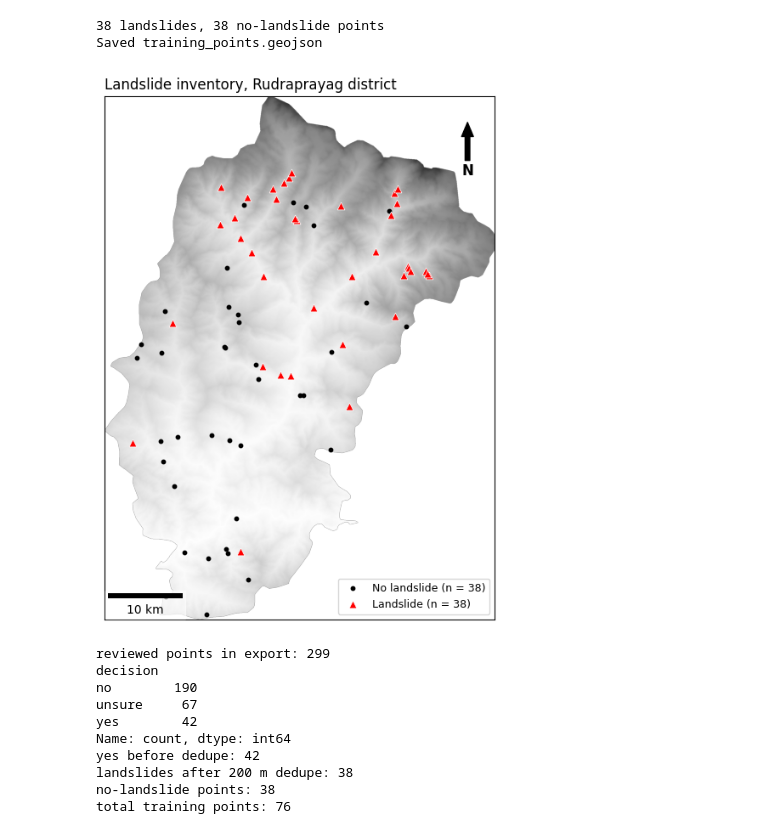
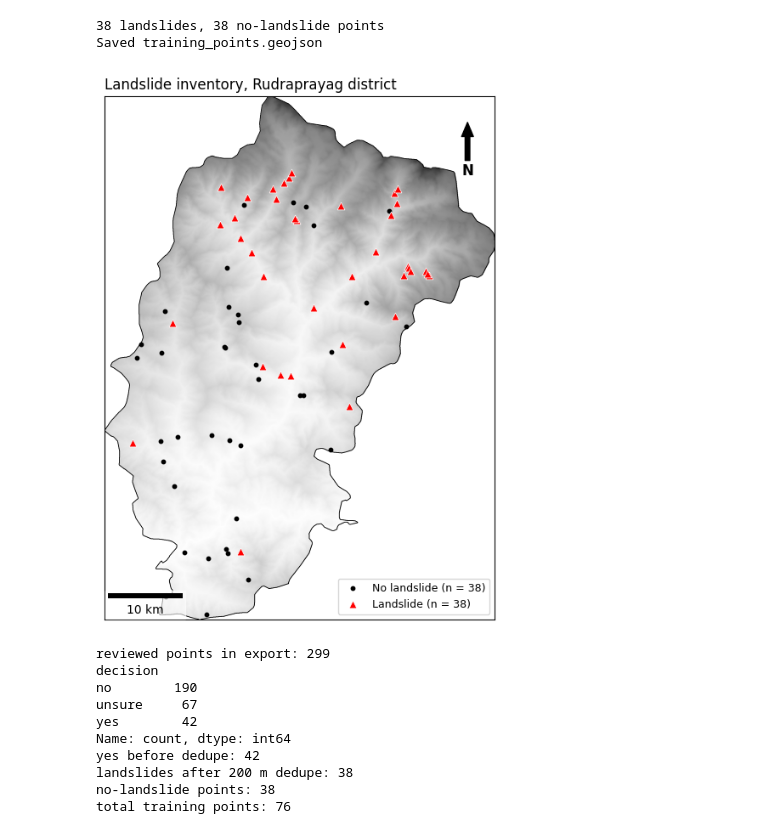
Before and after one commit to makkergauri/uttarakhand-landslide-risk, a Jupyter notebook: 02_landslide_inventory.ipynb, the cells around one changed output. Saved outputs shown, nothing was run; the diff lists cells and outputs as text; code cells hidden in the pictures.

```diff
--- a/02_landslide_inventory.ipynb
+++ b/02_landslide_inventory.ipynb
@@ -76,27 +76,32 @@ Saved training_points.geojson
 # %%
 # %% Figure 3 - landslide inventory map
 import matplotlib.pyplot as plt
 from matplotlib_scalebar.scalebar import ScaleBar
 
 fig, ax = plt.subplots(figsize=(7, 8))
 ax.imshow(np.where(elev > 0, elev, np.nan), cmap="Greys", extent=extent, alpha=0.8)
+# the southern valleys are so low they look white, same as outside the district,
+# so I'm drawing the district edge as a thin line
+district_mask = (elev > 0).astype(int)
+ax.contour(district_mask, levels=[0.5], extent=extent, origin="upper",
+           colors="black", linewidths=0.6)
 stable.plot(ax=ax, color="black", markersize=10, label=f"No landslide (n = {len(stable)})")
 landslides.plot(ax=ax, color="red", marker="^", markersize=40, edgecolor="white",
                 linewidth=0.5, label=f"Landslide (n = {len(landslides)})")
 
 ax.set_title("Landslide inventory, Rudraprayag district", loc="left")
 ax.set_xticks([]); ax.set_yticks([])
 ax.legend(loc="lower right", fontsize=9)
 ax.add_artist(ScaleBar(1, location="lower left", box_alpha=0.6))
 ax.annotate("N", xy=(0.93, 0.95), xytext=(0.93, 0.85), xycoords="axes fraction", ha="center",
             fontsize=12, fontweight="bold", arrowprops=dict(facecolor="black", width=4, headwidth=10))
 
 os.makedirs(f"{base}/figures", exist_ok=True)
 fig.savefig(f"{base}/figures/fig3_landslide_inventory.png", dpi=300, bbox_inches="tight")
 fig.savefig(f"{base}/figures/fig3_landslide_inventory.pdf", bbox_inches="tight")
 plt.show()
 # %% [output]
-[figure, old version]
+[figure, new version]
 # %%
 # quick sanity check - I want the real numbers for notes.md and the README
 print("reviewed points in export:", len(review))
```
